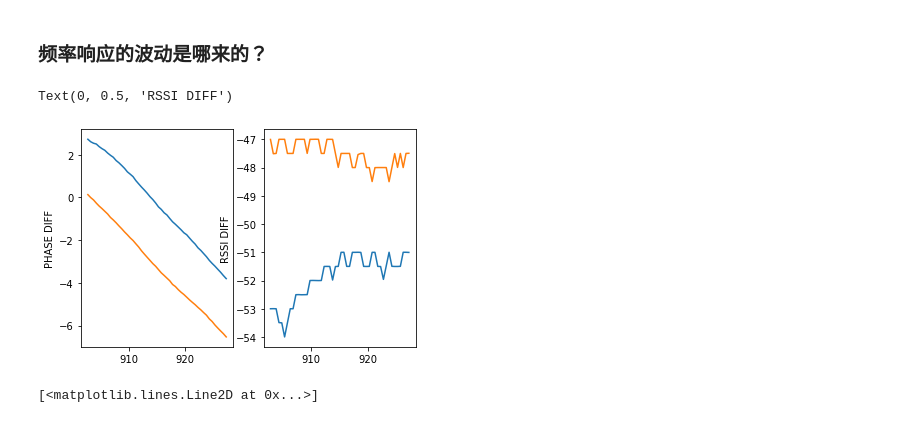
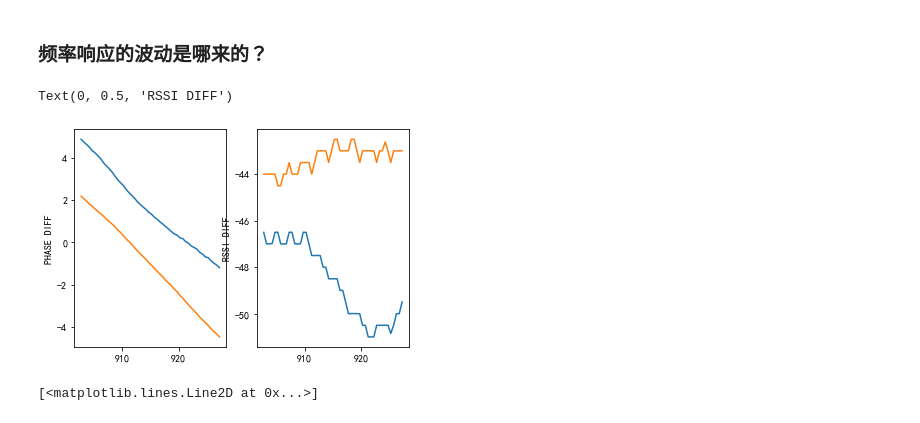
Before and after one commit to Jennifer331/Scripts, a Jupyter notebook: python/jupter/实验分析/5-9特征不稳定性分析.ipynb, the cells around one changed output. Saved outputs shown, nothing was run; the diff lists cells and outputs as text; code cells hidden in the pictures.

```diff
--- a/python/jupter/实验分析/Untitled4.ipynb
+++ b/python/jupter/实验分析/5-9特征不稳定性分析.ipynb
@@ -2,6 +4,10 @@
 import glob, os
 import itertools
 
+plt.rcParams['font.sans-serif']=['SimHei'] #用来正常显示中文标签
+plt.rcParams['axes.unicode_minus']=False #用来正常显示负号
+
+
 folder_clean = 'D:\\Atom\\python\\data\\cleaned\\grill\\final'
 folder_outdoor = 'D:\\Atom\\python\\data\\cleaned\\grill\\outdoor'
 # %%
@@ -184,29 +264,30 @@ plt.legend(matls)
 # %% [markdown]
 ### 频率响应的波动是哪来的？
 # %%
-d = 8
+# ds = [1, 4, 6, 7, 8, 9, 11]
+d = 4
 matl = 'oil'
 
 df_h = pd.read_csv(os.path.join(folder_clean, 'd%d_%s_f_kde.csv' % (d, matl)))
 df_t = pd.read_csv(os.path.join(folder_clean, 'd%d_%s_t_kde.csv' % (d, matl)))
 
 plt.subplot(121)
 plt.plot(df_h['CHANNEL'], np.unwrap(df_h['PHASE']))
 plt.plot(df_t['CHANNEL'], np.unwrap(df_t['PHASE']))
 phase_diff = np.unwrap(df_h['PHASE']) - np.unwrap(df_t['PHASE'])
 phase_diff[phase_diff < 0] += 2 * np.pi
 # plt.plot(df_h['CHANNEL'], phase_diff)
 plt.ylabel('PHASE DIFF')
 
 
 plt.subplot(122)
 plt.plot(df_h['CHANNEL'], df_h['RSSI'])
 plt.plot(df_t['CHANNEL'], df_t['RSSI'])
 # plt.plot(df_h['CHANNEL'], df_h['RSSI'] - df_t['RSSI'])
 plt.ylabel('RSSI DIFF')
 # %% [output]
 Text(0, 0.5, 'RSSI DIFF')
-[figure, old version]
+[figure, new version]
 # %%
 d = 1
 matl = 'oil'
```
Also changed, not shown: parts of 12 cells of this notebook, 11 other files.
